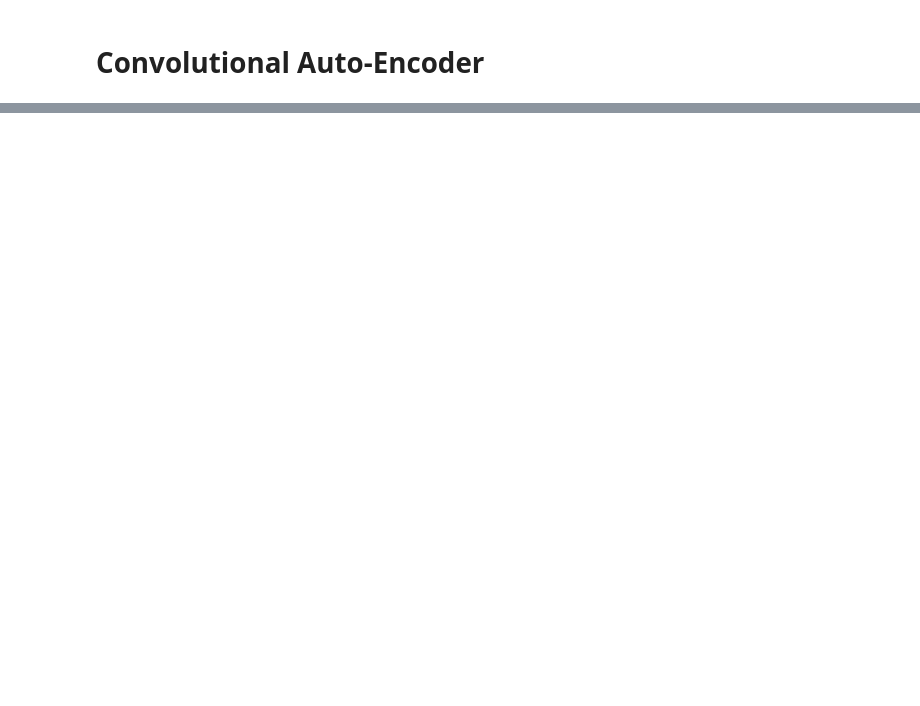
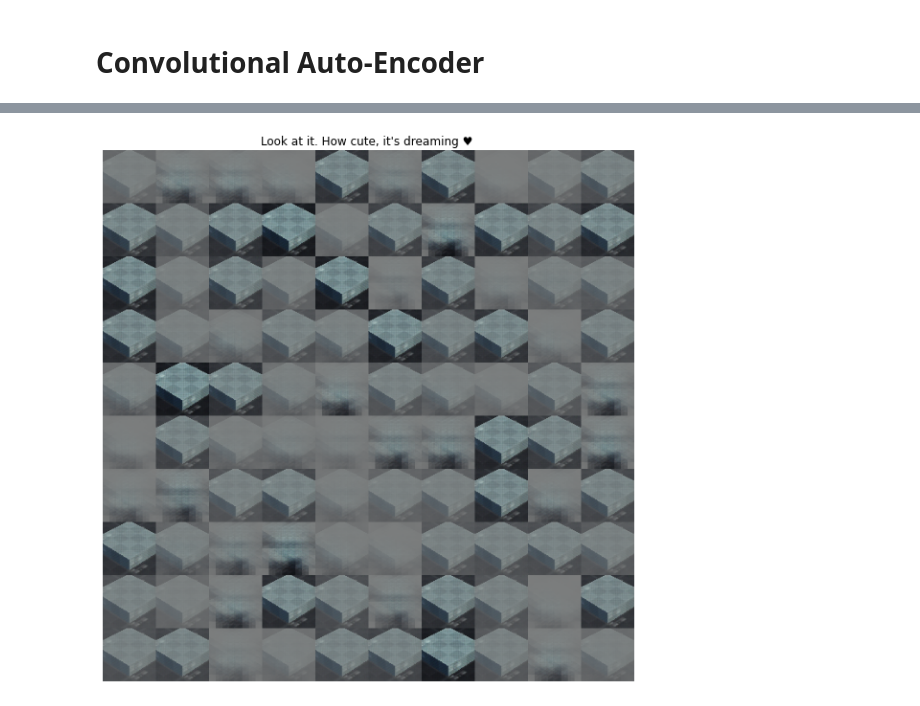
Before and after one commit to steffenricklin/RU-neurosmash, a Jupyter notebook: vae/vae.ipynb, the cells around one changed output, grey strips where cells are left out. Saved outputs shown, nothing was run; the diff lists cells and outputs as text; code cells hidden in the pictures; blank space fills up the shorter version.

Commit message:
added dreaming

```diff
--- a/vae/vae.ipynb
+++ b/vae/vae.ipynb
@@ -211,0 +228,20 @@ plt.show()
+# %%
+# the dreaming
+n_samples = 10
+dream_states = vae.dream(n_samples=n_samples)
+dream_states = dream_states.asnumpy()
+dream_samples = np.transpose(dream_states, (0,2,3,1))
+
+canvas = np.empty((size*n_samples, size*n_samples, 3))
+for i, img in enumerate(dream_samples):
+    x = i // n_samples
+    y = i % n_samples
+    canvas[(n_samples-y-1)*size:(n_samples-y)*size, x*size:(x+1)*size] = img#img.reshape(size, size)
+plt.figure(figsize=(8, 8))
+plt.imshow(canvas, origin="upper", cmap="Greys")
+plt.axis('off')
+plt.tight_layout()
+plt.title("Look at it. How cute, it's dreaming \u2665 ")
+plt.show()
+# %% [output]
+[figure, added]
```
Also changed, not shown: parts of 8 cells of this notebook, 1 other file.
